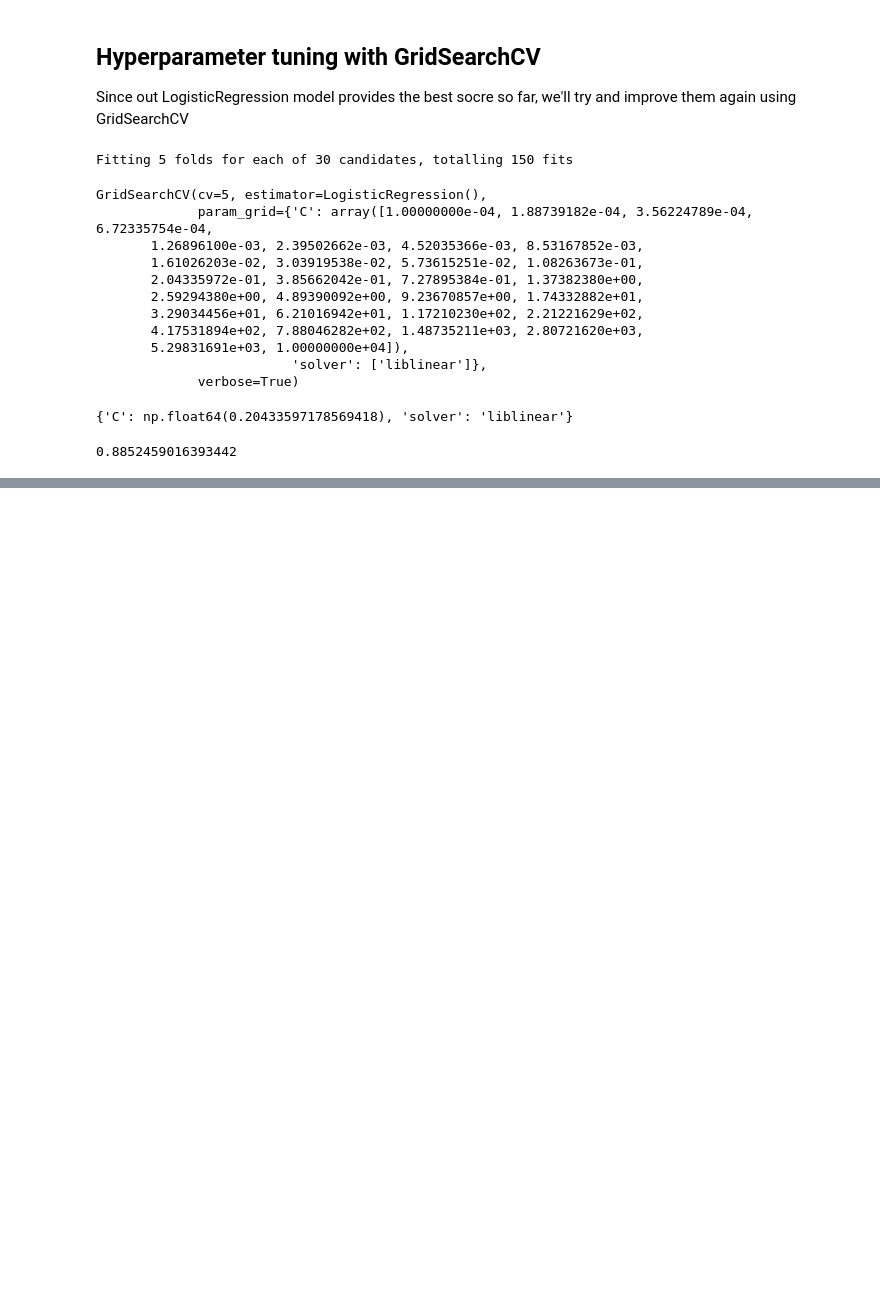
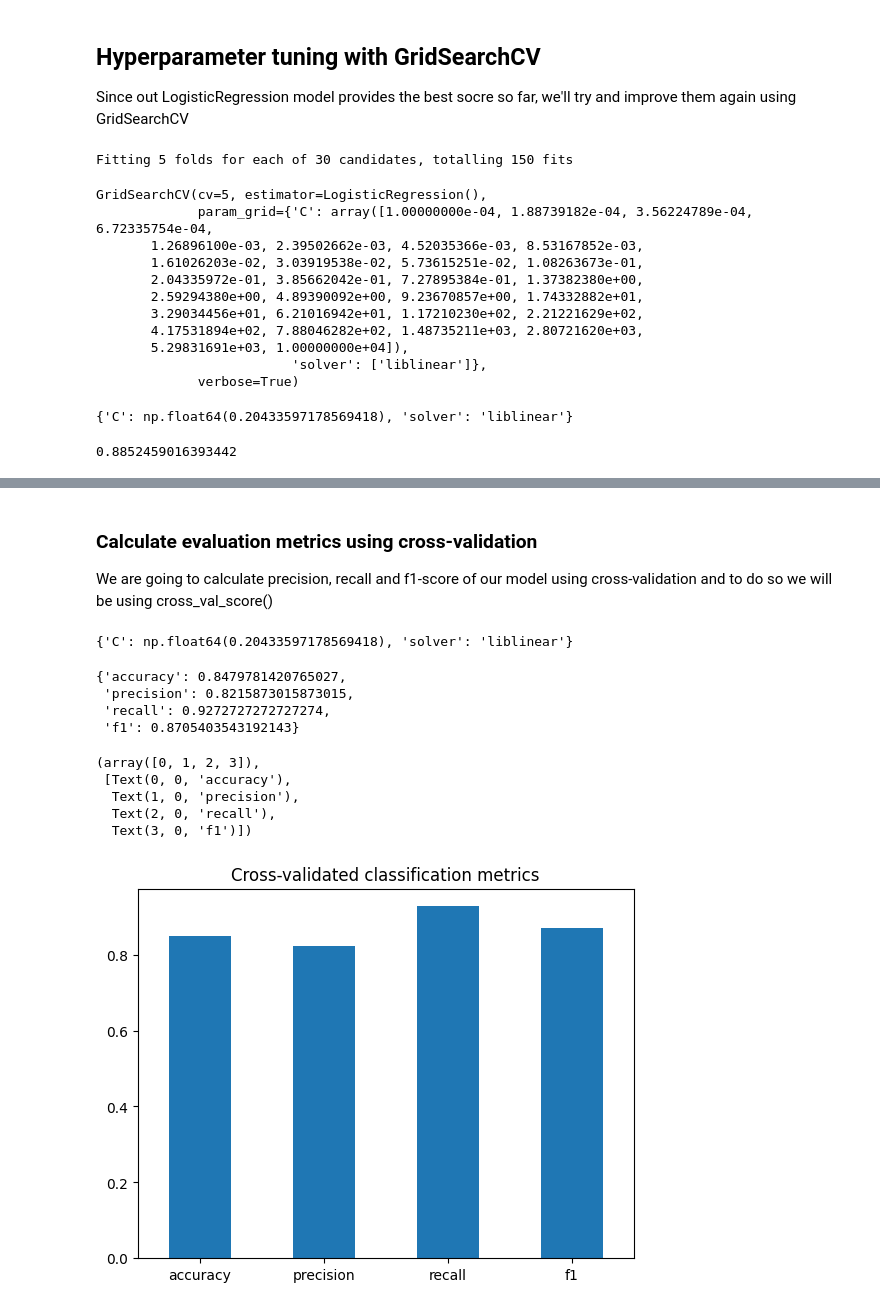
Before and after one commit to seanjiangsh/ztm-ml-ds, a Jupyter notebook: supervised-learning-classification/end-to-end-heart-disease-clasification.ipynb, the cells around one changed output, grey strips where cells are left out. Saved outputs shown, nothing was run; the diff lists cells and outputs as text; code cells hidden in the pictures; blank space fills up the shorter version.

```diff
--- a/supervised-learning-classification/end-to-end-heart-disease-clasification.ipynb
+++ b/supervised-learning-classification/end-to-end-heart-disease-clasification.ipynb
@@ -640,0 +688,40 @@ gs_log_reg.score(X_test, y_test)
+# %% [markdown]
+### Calculate evaluation metrics using cross-validation
+
+We are going to calculate precision, recall and f1-score of our model using cross-validation and to do so we will be using cross_val_score()
+# %%
+# Check best hyperparameters
+gs_log_reg.best_params_
+# %% [output]
+{'C': np.float64(0.20433597178569418), 'solver': 'liblinear'}
+# %%
+# Create a new classifier with best parameters
+clf = LogisticRegression(C=0.20433597178569418, solver='liblinear')
+# %%
+# Cross-validation scores
+scoring_list = ['accuracy', 'precision', 'recall', 'f1']
+scores = {}
+
+for scoring in scoring_list:
+    cv_scores = cross_val_score(clf, X, y, cv=5, scoring=scoring)
+    cv_score = float(np.mean(cv_scores))
+    scores[scoring] = cv_score
+
+scores
+# %% [output]
+{'accuracy': 0.8479781420765027,
+ 'precision': 0.8215873015873015,
+ 'recall': 0.9272727272727274,
+ 'f1': 0.8705403543192143}
+# %%
+# Visualize cross-validated metrics
+cv_metrics = pd.DataFrame(scores, index=[0])
+cv_metrics.T.plot.bar(title='Cross-validated classification metrics', legend=False)
+plt.xticks(rotation=0)
+# %% [output]
+(array([0, 1, 2, 3]),
+ [Text(0, 0, 'accuracy'),
+  Text(1, 0, 'precision'),
+  Text(2, 0, 'recall'),
+  Text(3, 0, 'f1')])
+[figure, added]
```
Also changed, not shown: parts of 17 cells of this notebook.
